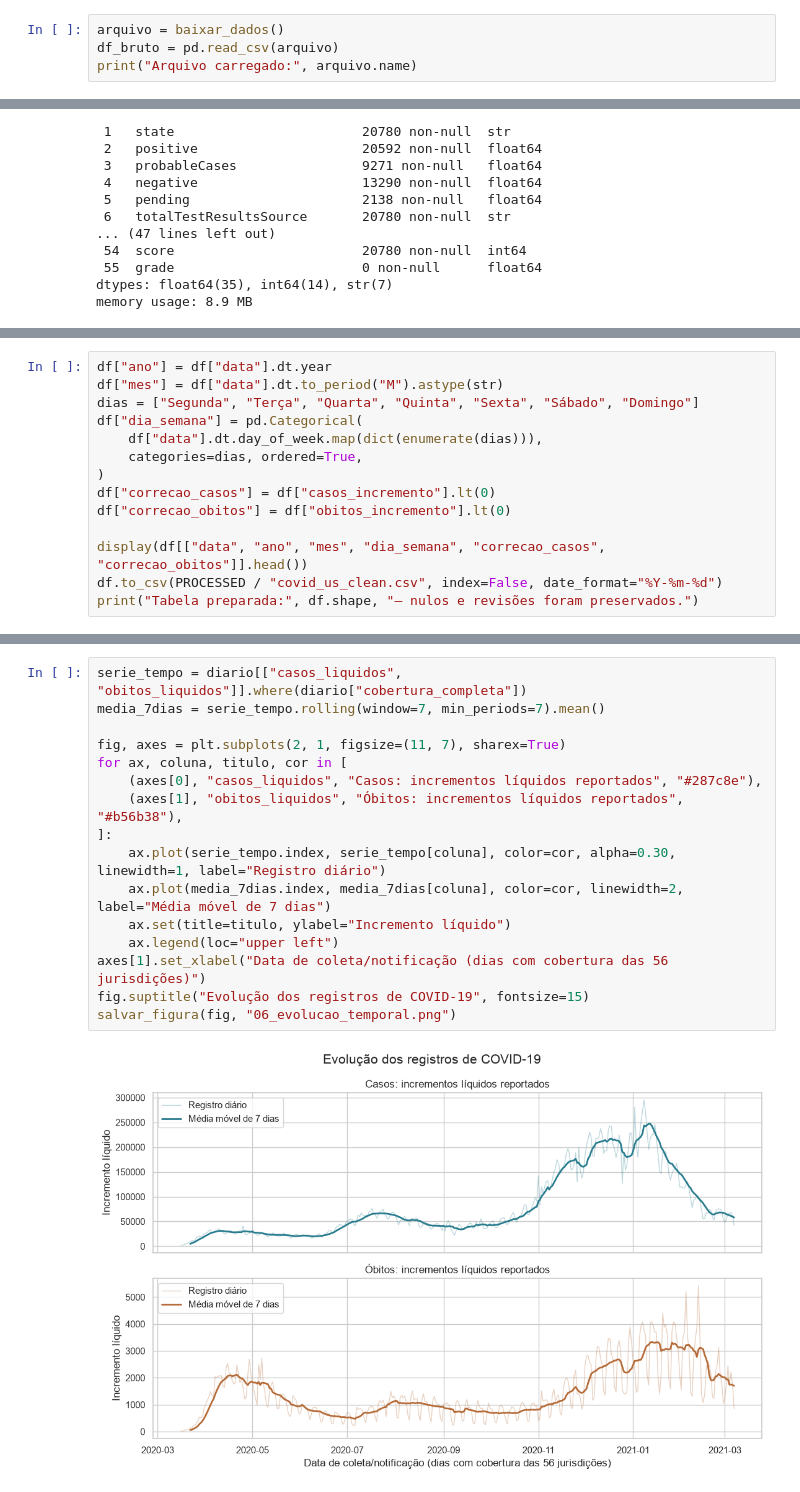
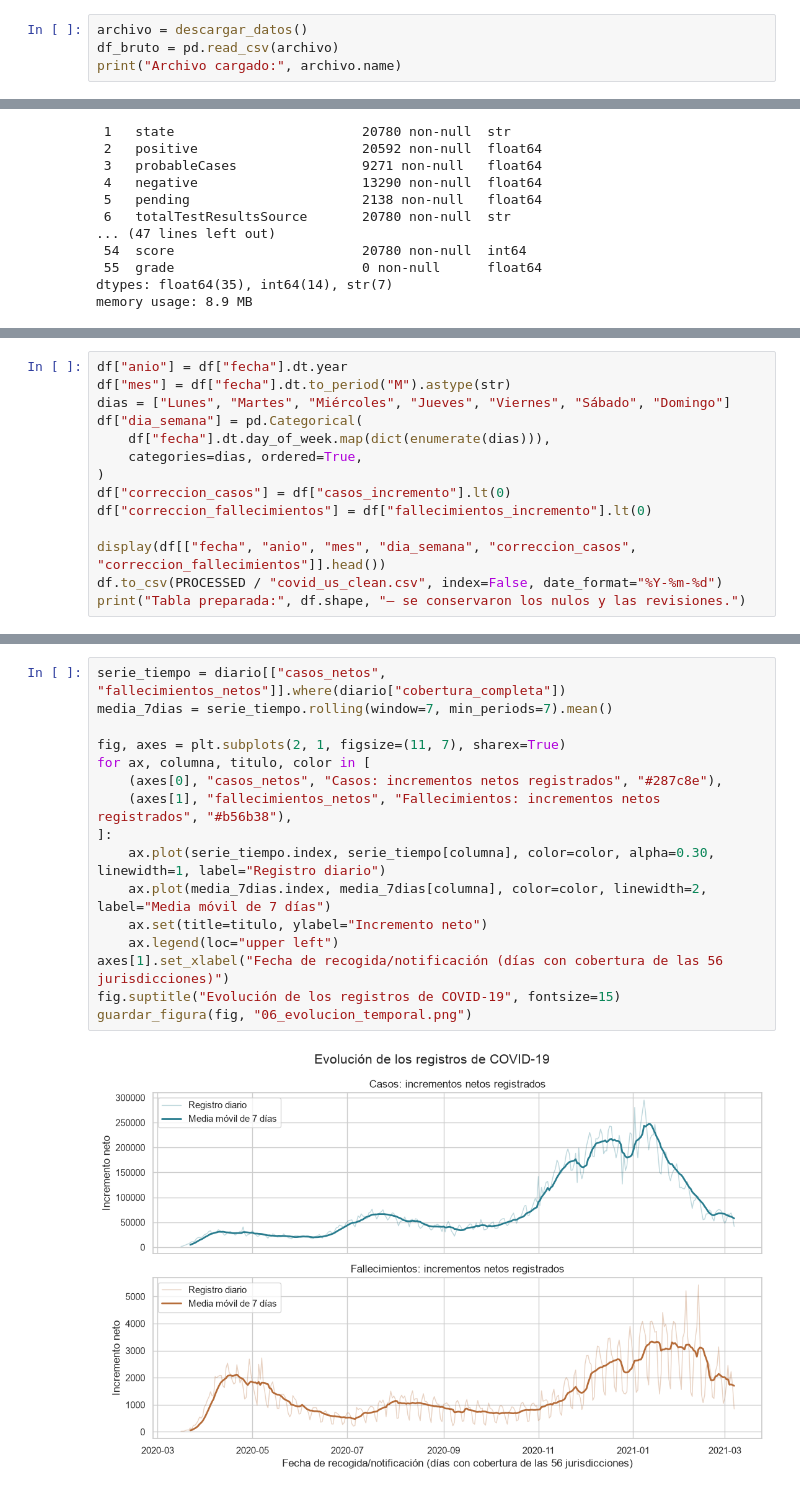
Before and after one commit to fabileoruf/ai_project_EDA, a Jupyter notebook: notebooks/eda_covid19.ipynb, the cells around one changed output, grey strips where cells are left out. Drawn from its saved outputs; the diff is of its cells as text.

```diff
--- a/notebooks/eda_covid19.ipynb
+++ b/notebooks/eda_covid19.ipynb
@@ -138,5 +139,5 @@ A função baixar_dados usa o CSV local se ele existir; só acessa a internet na
 # %%
-arquivo = baixar_dados()
-df_bruto = pd.read_csv(arquivo)
-print("Arquivo carregado:", arquivo.name)
+archivo = descargar_datos()
+df_bruto = pd.read_csv(archivo)
+print("Archivo cargado:", archivo.name)
 # %% [output]
@@ -407,15 +408,15 @@ Criar uma variável é transformar informação existente em algo útil para uma
 # %%
-df["ano"] = df["data"].dt.year
-df["mes"] = df["data"].dt.to_period("M").astype(str)
-dias = ["Segunda", "Terça", "Quarta", "Quinta", "Sexta", "Sábado", "Domingo"]
+df["anio"] = df["fecha"].dt.year
+df["mes"] = df["fecha"].dt.to_period("M").astype(str)
+dias = ["Lunes", "Martes", "Miércoles", "Jueves", "Viernes", "Sábado", "Domingo"]
 df["dia_semana"] = pd.Categorical(
-    df["data"].dt.day_of_week.map(dict(enumerate(dias))),
+    df["fecha"].dt.day_of_week.map(dict(enumerate(dias))),
     categories=dias, ordered=True,
 )
-df["correcao_casos"] = df["casos_incremento"].lt(0)
-df["correcao_obitos"] = df["obitos_incremento"].lt(0)
+df["correccion_casos"] = df["casos_incremento"].lt(0)
+df["correccion_fallecimientos"] = df["fallecimientos_incremento"].lt(0)
 
-display(df[["data", "ano", "mes", "dia_semana", "correcao_casos", "correcao_obitos"]].head())
+display(df[["fecha", "anio", "mes", "dia_semana", "correccion_casos", "correccion_fallecimientos"]].head())
 df.to_csv(PROCESSED / "covid_us_clean.csv", index=False, date_format="%Y-%m-%d")
-print("Tabela preparada:", df.shape, "— nulos e revisões foram preservados.")
+print("Tabla preparada:", df.shape, "— se conservaron los nulos y las revisiones.")
 # %% [output]
@@ -719,19 +720,19 @@ Não interpretaremos a distância entre picos como tempo entre infecção e mort
 # %%
-serie_tempo = diario[["casos_liquidos", "obitos_liquidos"]].where(diario["cobertura_completa"])
-media_7dias = serie_tempo.rolling(window=7, min_periods=7).mean()
+serie_tiempo = diario[["casos_netos", "fallecimientos_netos"]].where(diario["cobertura_completa"])
+media_7dias = serie_tiempo.rolling(window=7, min_periods=7).mean()
 
 fig, axes = plt.subplots(2, 1, figsize=(11, 7), sharex=True)
-for ax, coluna, titulo, cor in [
-    (axes[0], "casos_liquidos", "Casos: incrementos líquidos reportados", "#287c8e"),
-    (axes[1], "obitos_liquidos", "Óbitos: incrementos líquidos reportados", "#b56b38"),
+for ax, columna, titulo, color in [
+    (axes[0], "casos_netos", "Casos: incrementos netos registrados", "#287c8e"),
+    (axes[1], "fallecimientos_netos", "Fallecimientos: incrementos netos registrados", "#b56b38"),
 ]:
-    ax.plot(serie_tempo.index, serie_tempo[coluna], color=cor, alpha=0.30, linewidth=1, label="Registro diário")
-    ax.plot(media_7dias.index, media_7dias[coluna], color=cor, linewidth=2, label="Média móvel de 7 dias")
-    ax.set(title=titulo, ylabel="Incremento líquido")
+    ax.plot(serie_tiempo.index, serie_tiempo[columna], color=color, alpha=0.30, linewidth=1, label="Registro diario")
+    ax.plot(media_7dias.index, media_7dias[columna], color=color, linewidth=2, label="Media móvil de 7 días")
+    ax.set(title=titulo, ylabel="Incremento neto")
     ax.legend(loc="upper left")
-axes[1].set_xlabel("Data de coleta/notificação (dias com cobertura das 56 jurisdições)")
-fig.suptitle("Evolução dos registros de COVID-19", fontsize=15)
-salvar_figura(fig, "06_evolucao_temporal.png")
+axes[1].set_xlabel("Fecha de recogida/notificación (días con cobertura de las 56 jurisdicciones)")
+fig.suptitle("Evolución de los registros de COVID-19", fontsize=15)
+guardar_figura(fig, "06_evolucion_temporal.png")
 # %% [output]
-[figure, old version]
+[figure, new version]
 # %% [markdown]
```
Also changed, not shown: parts of 68 cells of this notebook, 40 other files.
